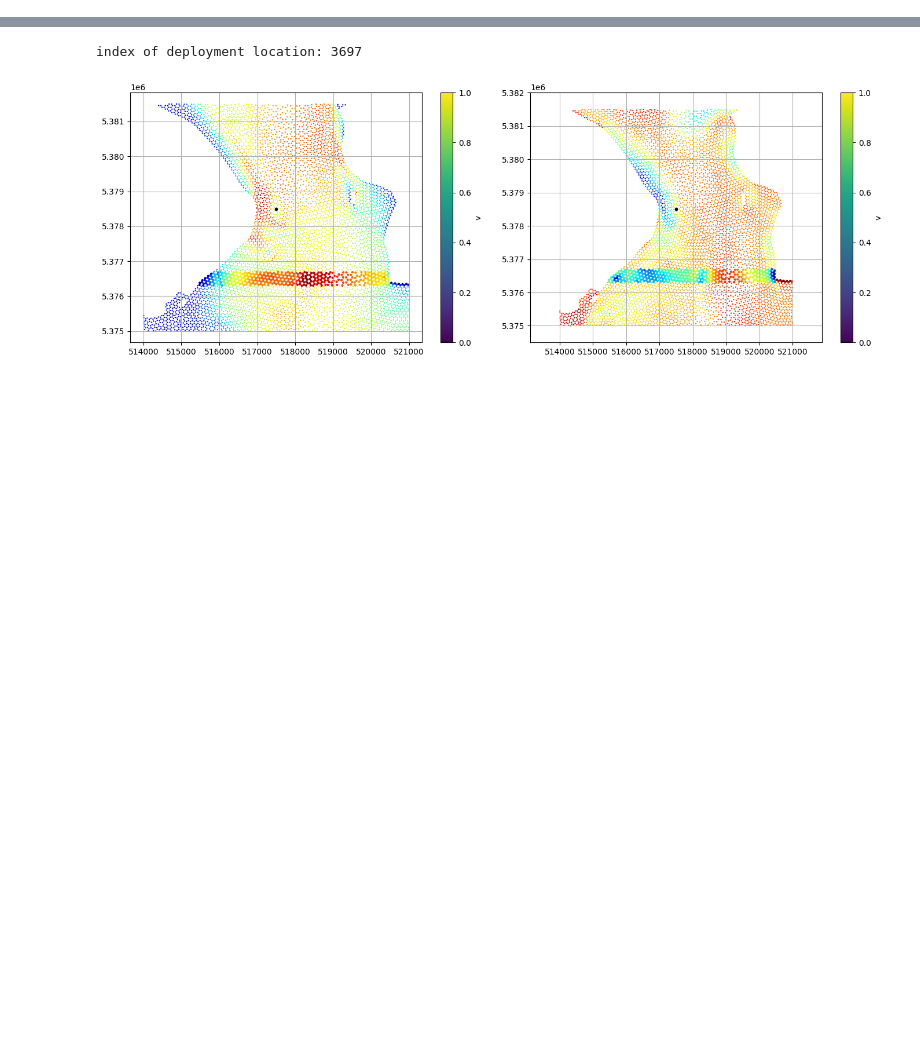
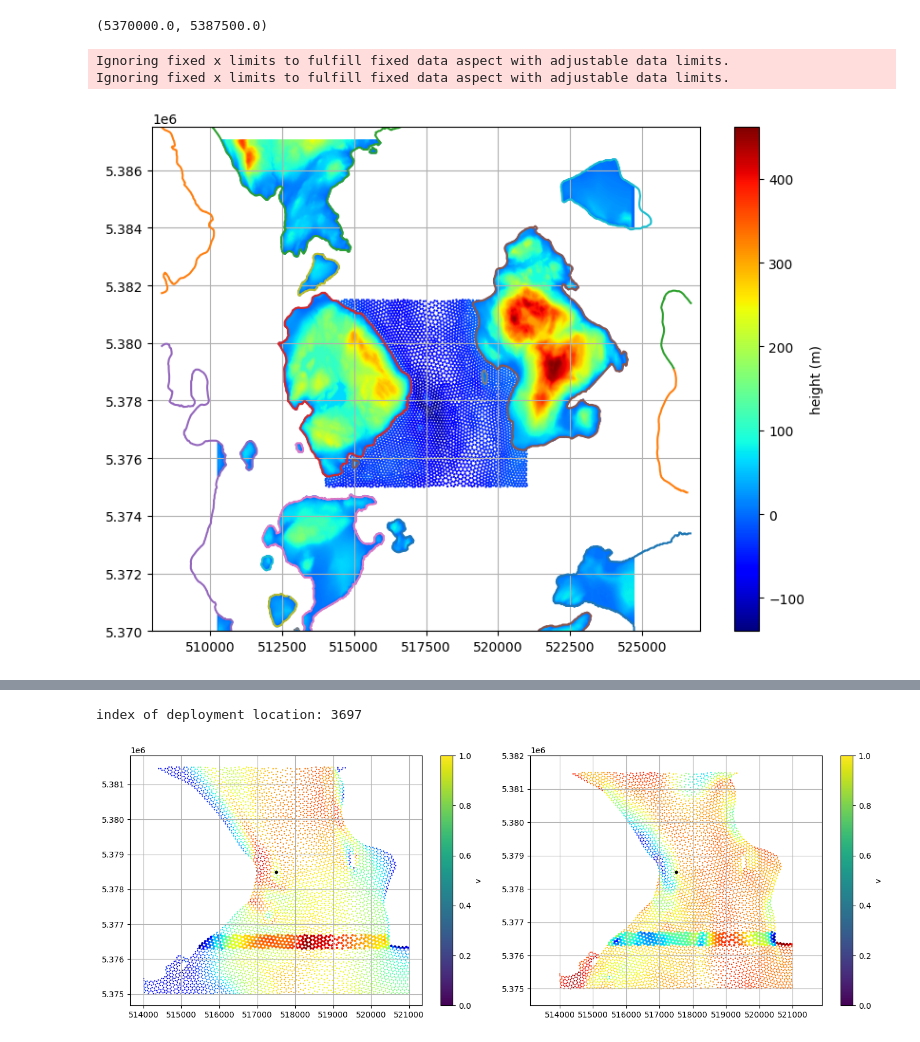
Before and after one commit to kynema/estuary_hfm_mmsei, a Jupyter notebook: tools/FVCOM-dataExtraction/FVCOM-dataExtraction.ipynb, the cells around one changed output, grey strips where cells are left out. Cells and saved outputs as stored; diff of their text form; code cells hidden in the pictures; blank space fills up the shorter version.

```diff
--- a/tools/FVCOM-dataExtraction/FVCOM-dataExtraction.ipynb
+++ b/tools/FVCOM-dataExtraction/FVCOM-dataExtraction.ipynb
@@ -266,5 +272,22 @@ Ignoring fixed x limits to fulfill fixed data aspect with adjustable data limits
 # %%
-### Combine the terrain data and bathymmetry data.
-x = np.concatenate((xBathymetry,xTerrain),axis=0)
-y = np.concatenate((yBathymetry,yTerrain),axis=0)
-z = np.concatenate((zBathymetry,zTerrain),axis=0)
+### Merge the terrain data and bathymmetry data, so that we have just have one map of elevation data.
+
+x = np.concatenate((xBathymetry,xTerrain[insideMask]),axis=0)
+y = np.concatenate((yBathymetry,yTerrain[insideMask]),axis=0)
+z = np.concatenate((zBathymetry,zTerrain[insideMask]),axis=0)
+
+
+#
+plt.figure(1,figsize=(8,6))
+plt.scatter(x,y,c=z,s=0.5,cmap='jet')
+for i in range(len(xIsland)):
+    plt.plot(xIsland[i],yIsland[i])
+plt.axis('equal')
+plt.colorbar(label='height (m)')
+plt.xlim((510000,525000))
+plt.ylim((5.37E6,5.3875E6))
+# %% [output]
+(5370000.0, 5387500.0)
+Ignoring fixed x limits to fulfill fixed data aspect with adjustable data limits.
+Ignoring fixed x limits to fulfill fixed data aspect with adjustable data limits.
+[figure, added]
```
Also changed, not shown: parts of 10 cells of this notebook.
